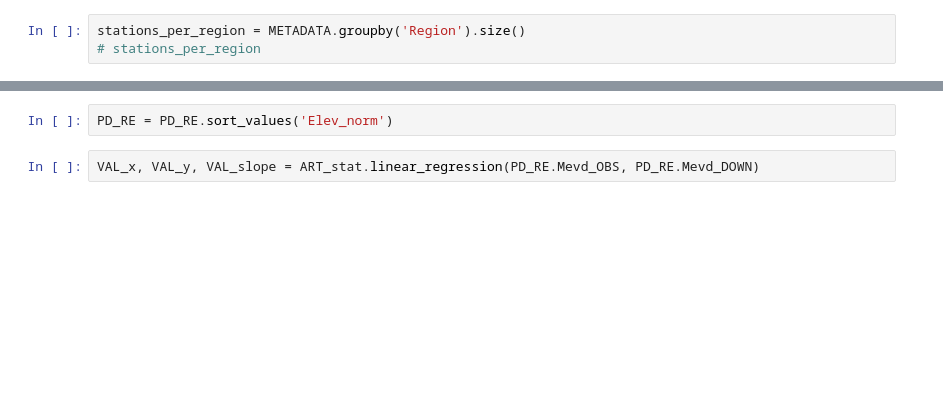
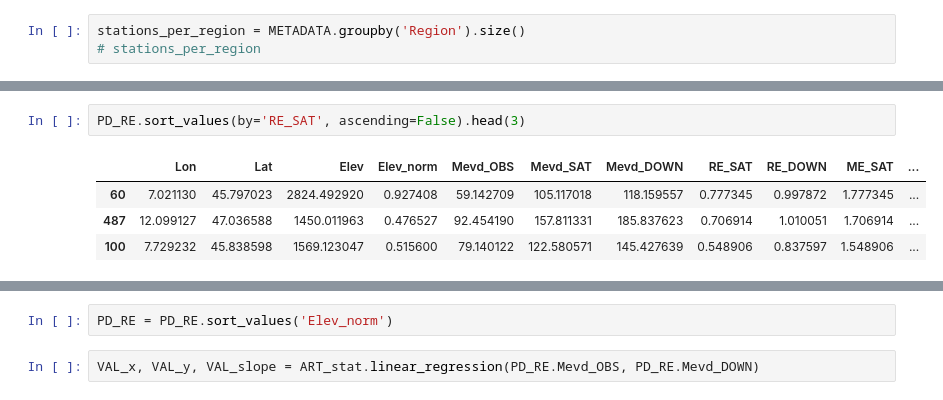
Before and after one commit to TeamExtremes/MEVD-downscaling, a Jupyter notebook: jupyter/Relative_Error/I_OBS_RSR.ipynb, the cells around one changed output, grey strips where cells are left out. Drawn from its saved outputs; the diff is of its cells as text; blank space fills up the shorter version.

```diff
--- a/jupyter/Relative_Error/I_OBS_RSR.ipynb
+++ b/jupyter/Relative_Error/I_OBS_RSR.ipynb
@@ -352,0 +368,7 @@ dir_out = os.path.join('..','..','figures','RE','downscaled',f'DOWN_RE_ME_{produ
+# %%
+PD_RE.sort_values(by='RE_SAT', ascending=False).head(3)
+# %% [output]
+|  | Lon | Lat | Elev | Elev_norm | Mevd_OBS | Mevd_SAT | Mevd_DOWN | RE_SAT | RE_DOWN | ME_SAT | ... |
+| 60 | 7.021130 | 45.797023 | 2824.492920 | 0.927408 | 59.142709 | 105.117018 | 118.159557 | 0.777345 | 0.997872 | 1.777345 | ... |
+| 487 | 12.099127 | 47.036588 | 1450.011963 | 0.476527 | 92.454190 | 157.811331 | 185.837623 | 0.706914 | 1.010051 | 1.706914 | ... |
+| 100 | 7.729232 | 45.838598 | 1569.123047 | 0.515600 | 79.140122 | 122.580571 | 145.427639 | 0.548906 | 0.837597 | 1.548906 | ... |
```
Also changed, not shown: parts of 19 cells of this notebook.
